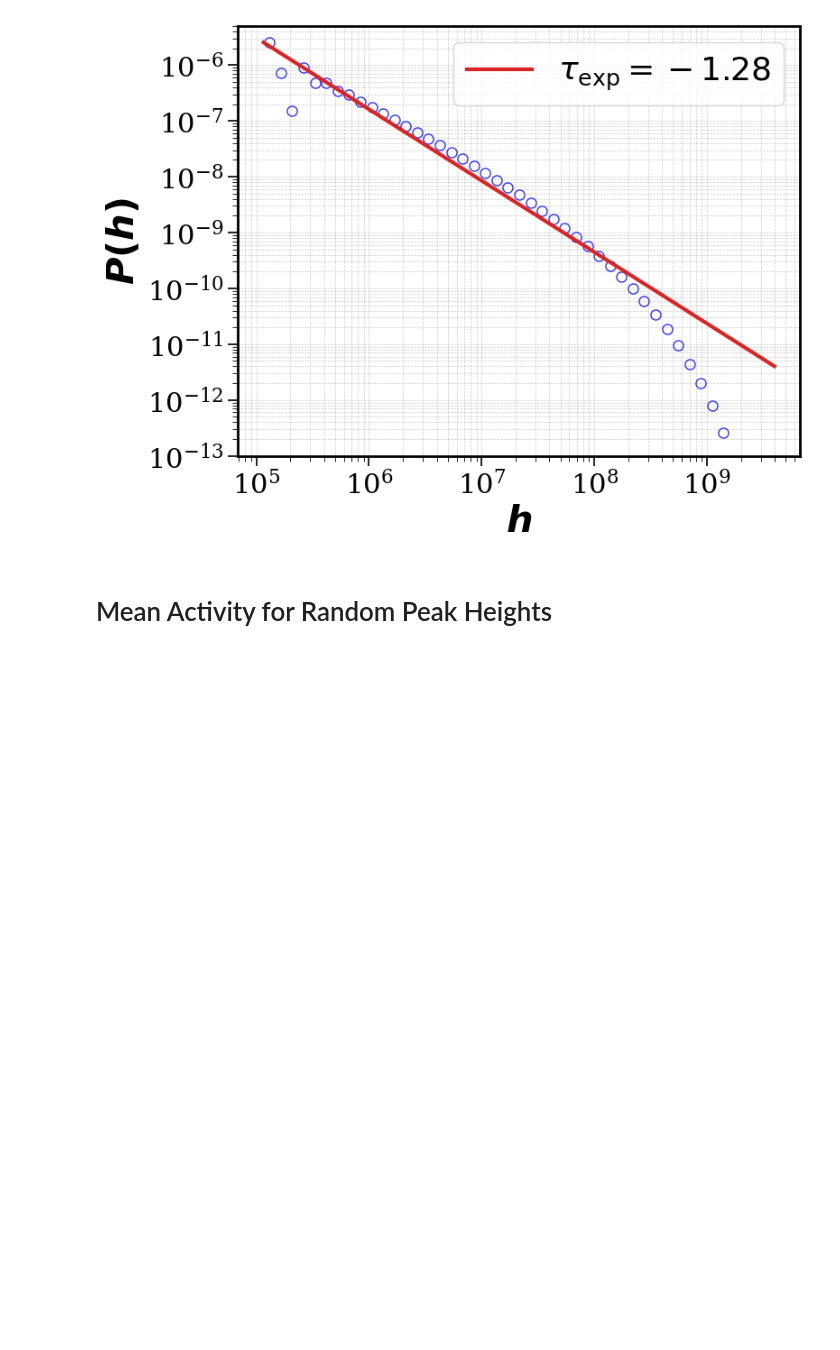
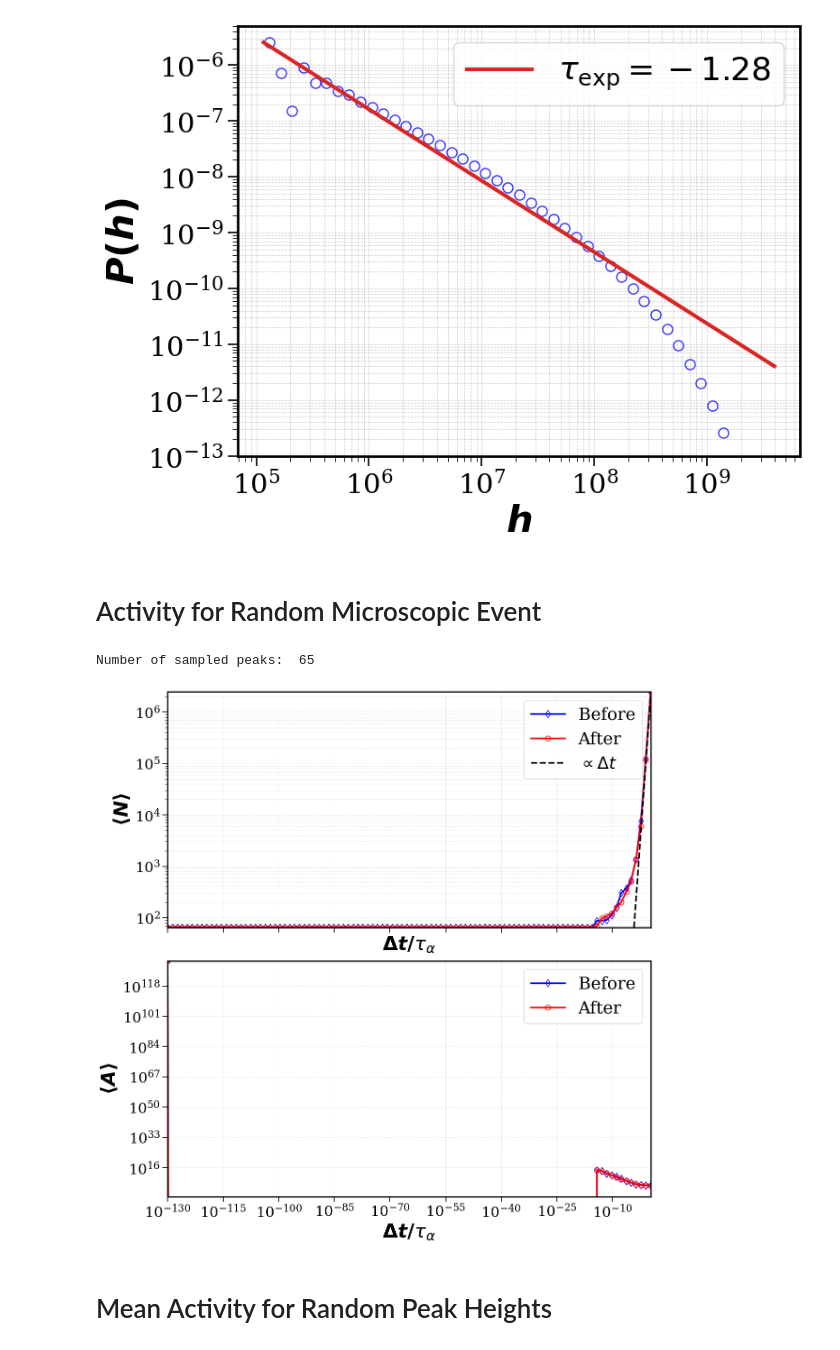
Before and after one commit to sylvainshan/PHYS-422-Foreshocks-and-Aftershocks-in-Thermal-Creep-Dynamics, a Jupyter notebook: Activity_analysis.ipynb, the cells around one changed output. Drawn from its saved outputs; the diff is of its cells as text; code cells hidden in the pictures; blank space fills up the shorter version.

```diff
--- a/Activity_analysis.ipynb
+++ b/Activity_analysis.ipynb
@@ -284,6 +216,65 @@ if SAVE_PLOT:
 plt.show()
 # %% [output]
 [figure]
+# %% [markdown]
+# Activity for Random Microscopic Event
+# %%
+if COMPUTE_ACTIVITY_FOR_RANDOM_MICROSCOPIC_EVENT:
+
+    micro_time_windows = np.geomspace(T_START, T_END, T)
+    mean_n_micro_before = n_events_around_micro_event_dict['mean_n_before']
+    mean_n_micro_after = n_events_around_micro_event_dict['mean_n_after']
+    std_n_micro_before = n_events_around_micro_event_dict['std_n_before']
+    std_n_micro_after = n_events_around_micro_event_dict['std_n_after']
+
+    mean_a_micro_before = np.diff(mean_n_micro_before, prepend=0) / micro_time_windows
+    mean_a_micro_after = np.diff(mean_n_micro_after, prepend=0) / micro_time_windows
+
+    median_n_micro_before = np.median(n_events_around_micro_event_dict['n_before'], axis=0)
+    median_n_micro_after = np.median(n_events_around_micro_event_dict['n_after'], axis=0)
+
+    print("Number of sampled peaks: ", len(n_events_around_micro_event_dict['n_before']))
+    fig, axs = plt.subplots(2, 1, sharex=True, figsize=(12, 12))
+    axs[0].plot(micro_time_windows, median_n_micro_before, marker='d', fillstyle='none', linestyle='-', color='b', label='Before', markersize=8)
+    axs[0].plot(micro_time_windows, median_n_micro_after, marker='o', fillstyle='none', linestyle='-', color='r', label='After', markersize=8)
+    axs[0].plot(micro_time_windows, 1e6 * micro_time_windows, linestyle='--', color='black',
+                label=r'$\propto \Delta t$')
+    axs[0].set_xscale('log')
+    axs[0].set_yscale('log')
+    axs[0].set_xlabel(r'$\boldsymbol{\Delta t/\tau_\alpha}$')
+    axs[0].set_ylabel(r'$\boldsymbol{\langle N \rangle}$')
+    axs[0].set_xlim(min(micro_time_windows), max(micro_time_windows))
+    axs[0].set_ylim(min([median_n_micro_before.min(), median_n_micro_after.min()]),
+                    max([median_n_micro_before.max(), median_n_micro_after.max()]))
+    axs[0].legend(loc='best')
+    axs[0].grid(True, alpha=0.3, which='both', ls='--')
+
+    axs[1].plot(micro_time_windows, mean_a_micro_before,marker='d', fillstyle='none', linestyle='-', color='b', label='Before', markersize=8)
+    axs[1].plot(micro_time_windows, mean_a_micro_after, marker='o',   fillstyle='none', linestyle='-', color='r', label='After', markersize=8)
+    axs[1].set_xscale('log')
+    axs[1].set_yscale('log')
+    axs[1].set_xlabel(r'$\boldsymbol{\Delta t/\tau_\alpha}$')
+    axs[1].set_ylabel(r'$\boldsymbol{\langle A \rangle}$')
+    axs[1].set_xlim(min(micro_time_windows), max(micro_time_windows))
+    axs[1].set_ylim(min([mean_a_micro_before.min(), mean_a_micro_after.min()]),
+                    max([mean_a_micro_before.max(), mean_a_micro_after.max()]))
+    axs[1].legend(loc='best')
+    axs[1].grid(True, alpha=0.3, which='both', ls='--')
+
+    plt.tight_layout()
+
+    if SAVE_PLOT:
+        save_dir = os.path.join(FIGURE_DIR)
+        if not os.path.exists(save_dir):
+            os.makedirs(save_dir)
+        plt.savefig(os.path.join(save_dir, 'activity_vs_time_random.pdf'), bbox_inches='tight')
+        with open(os.path.join(save_dir, 'activity_vs_time_random.pkl'), 'wb') as f:
+            pickle.dump(fig, f)
+
+    plt.show()
+# %% [output]
+Number of sampled peaks:  65
+[figure, added]
 # %% [markdown]
 # Mean Activity for Random Peak Heights
 # %%
```
Also changed, not shown: parts of 11 cells of this notebook.
